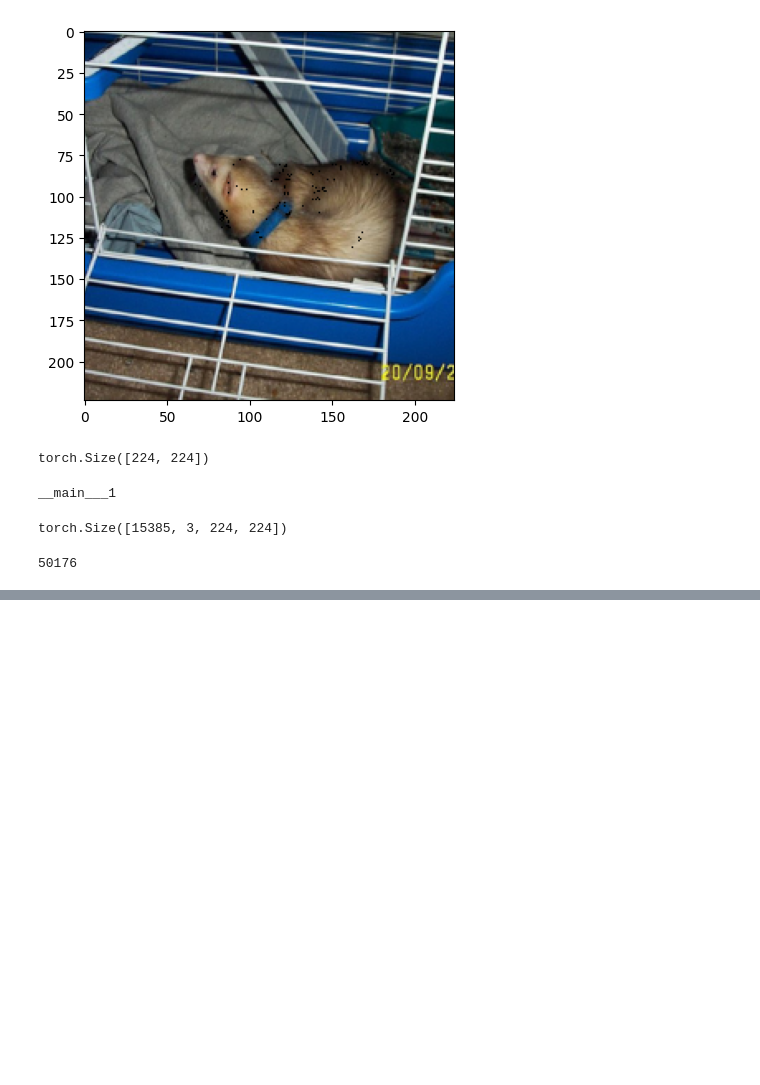
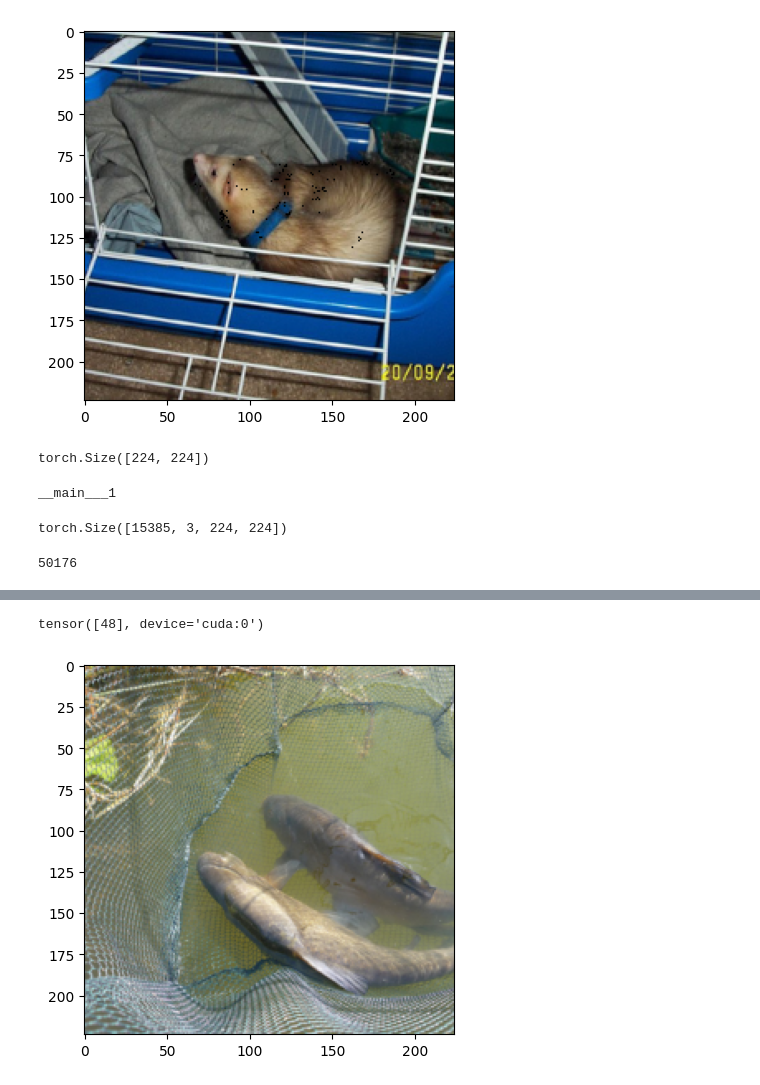
Before and after one commit to jleehun/ig_inversion, a Jupyter notebook: tasks/0517.ipynb, the cells around one changed output, grey strips where cells are left out. Saved outputs shown, nothing was run; the diff lists cells and outputs as text; code cells hidden in the pictures; blank space fills up the shorter version.

```diff
--- a/tasks/0517.ipynb
+++ b/tasks/0517.ipynb
@@ -334,0 +410,14 @@ print(a.size(1))
+# %%
+# torch.argmax(eval_mode(temp), dim=-1)
+# print(temp[0,0, 0, :10])
+# print(ferrot_tensor[0, 0, :10])
+from torchvision.models import resnet50, ResNet50_Weights
+weights = ResNet50_Weights.IMAGENET1K_V1
+eval_mode = resnet50(weights=weights).eval().to(device)
+
+for i, (inputs, labels) in enumerate((valid_dataloader)):
+
+    baseline= untarget_fgsm(eval_mode, nn.CrossEntropyLoss(), inputs, labels, 0.1, device)
+    print(labels, torch.argmax(eval_mode(inputs.to(device)), dim=-1))
+    print(torch.argmax(eval_mode(baseline), dim=-1))
+    if i == 10: break
@@ -334,0 +442,6 @@ print(a.size(1))
+# %%
+plt.imshow(convert_to_img(inputs.squeeze(0)))
+print(torch.argmax(eval_mode(inputs.to(device)), dim=-1))
+# %% [output]
+tensor([48], device='cuda:0')
+[figure, added]
```
Also changed, not shown: parts of 8 cells of this notebook, 3 other files.
